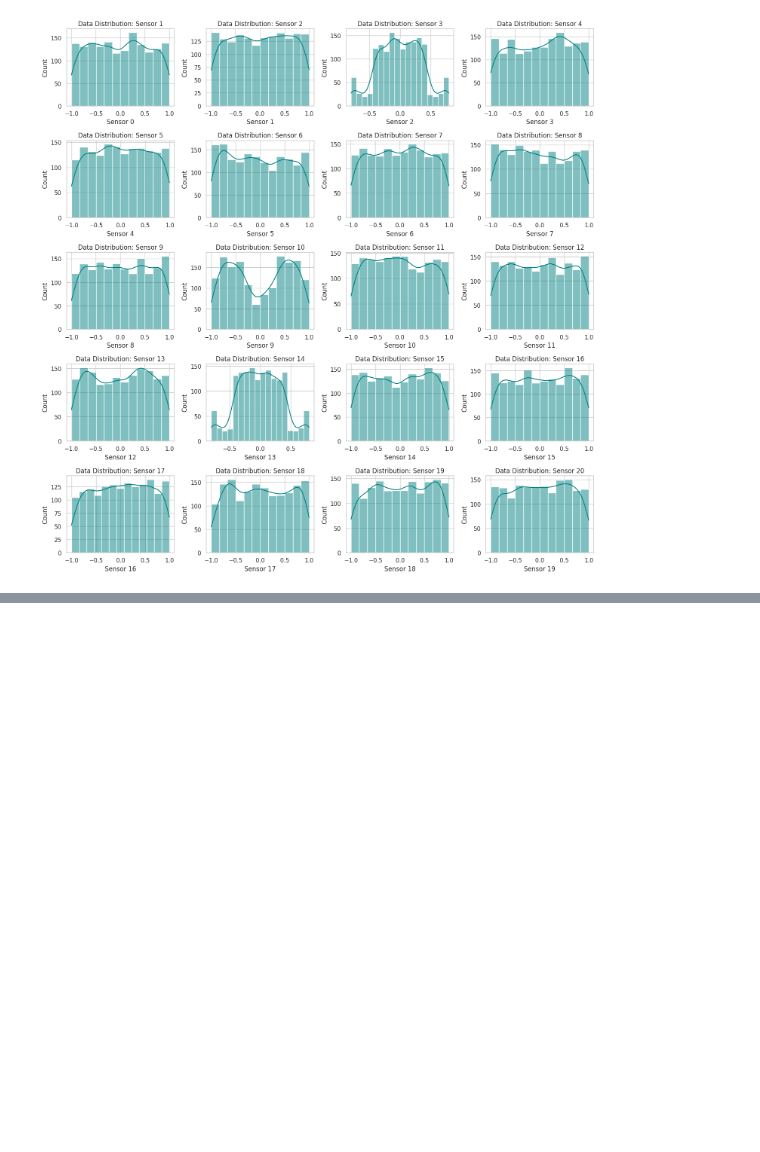
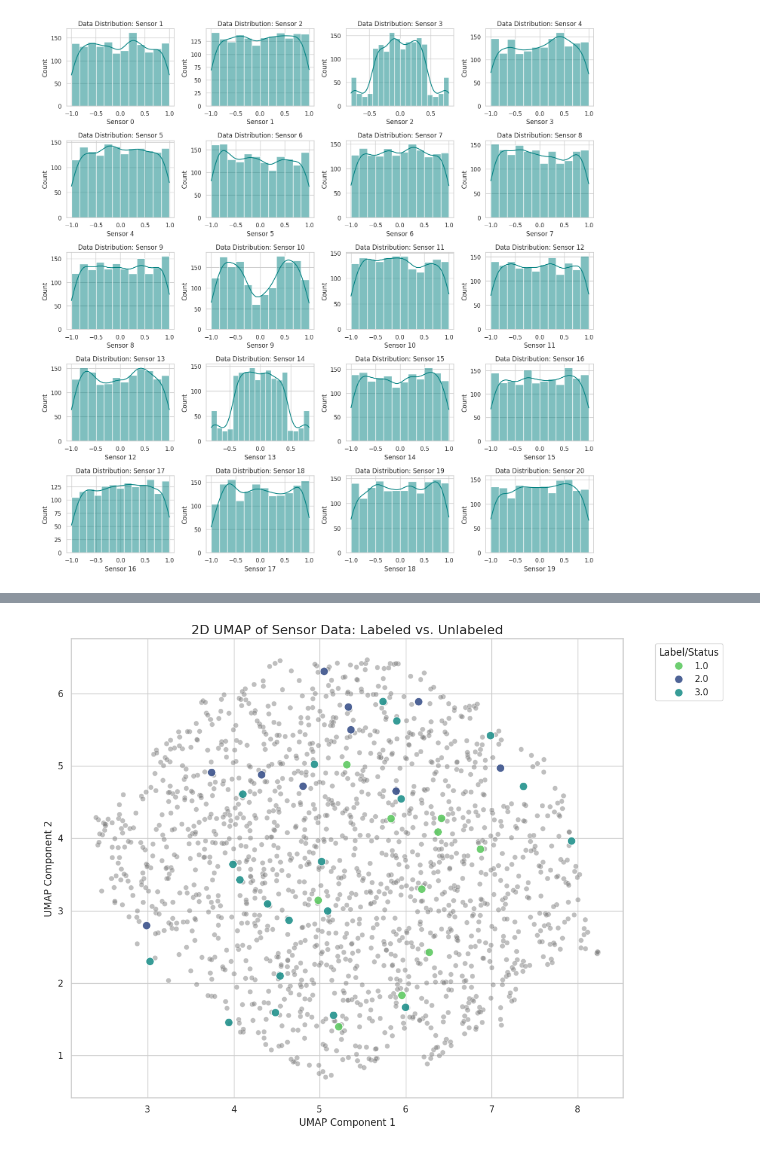
Before and after one commit to UsamaI000/ml6-challenge, a Jupyter notebook: notebooks/EDA.ipynb, the cells around one changed output, grey strips where cells are left out. Drawn from its saved outputs; the diff is of its cells as text; code cells hidden in the pictures; blank space fills up the shorter version.

```diff
--- a/notebooks/EDA.ipynb
+++ b/notebooks/EDA.ipynb
@@ -162,0 +312,77 @@ plt.savefig('eda_sensor_distributions.png')
+# %%
+import umap
+
+# Perform UMAP dimensionality reduction on the scaled data
+reducer = umap.UMAP(n_components=2, random_state=42) # Using 2 components for 2D visualization
+X_umap = reducer.fit_transform(X_scaled)
+
+# Create a DataFrame for UMAP results
+umap_df = pd.DataFrame(data=X_umap, columns=['UMAP Component 1', 'UMAP Component 2'])
+
+# Add the 'Label' column for visualization
+umap_df['Display_Label'] = df['Label'].fillna('Unlabeled').astype(str)
+# %%
+plt.figure(figsize=(12, 9))
+
+# Get unique labels to configure a suitable palette
+unique_labels_umap = umap_df['Display_Label'].unique()
+unique_labels_umap.sort()
+
+num_labeled_classes_umap = df['Label'].nunique()
+
+# Define a custom palette for UMAP visualization
+custom_palette_umap = {}
+hue_order_list_umap = []
+
+if 'Unlabeled' in unique_labels_umap and num_labeled_classes_umap > 0:
+    colors_for_labels_umap = sns.color_palette('viridis', n_colors=num_labeled_classes_umap)
+    custom_palette_umap = {str(label): color for label, color in zip(df['Label'].dropna().unique().astype(str), colors_for_labels_umap)}
+    custom_palette_umap['Unlabeled'] = '#808080' # Grey for unlabeled
+    hue_order_list_umap = [str(label) for label in sorted(df['Label'].dropna().unique())] + ['Unlabeled']
+elif num_labeled_classes_umap > 0:
+    custom_palette_umap = sns.color_palette('viridis', n_colors=num_labeled_classes_umap)
+    hue_order_list_umap = [str(label) for label in sorted(df['Label'].dropna().unique())]
+else:
+    custom_palette_umap = {'Unlabeled': '#808080'}
+    hue_order_list_umap = ['Unlabeled']
+
+# Separate labeled and unlabeled data for plotting with different prominences
+unlabeled_df_umap = umap_df[umap_df['Display_Label'] == 'Unlabeled']
+labeled_df_umap = umap_df[umap_df['Display_Label'] != 'Unlabeled']
+
+# Plot unlabeled points first (less prominent)
+sns.scatterplot(
+    x='UMAP Component 1',
+    y='UMAP Component 2',
+    hue='Display_Label',
+    palette={'Unlabeled': custom_palette_umap['Unlabeled']},
+    hue_order=['Unlabeled'],
+    data=unlabeled_df_umap,
+    s=40, # Smaller size for unlabeled
+    alpha=0.5, # Lower alpha for unlabeled
+    legend=False # No legend for unlabeled here, it will be added for all below
+)
+
+# Plot labeled points on top (more prominent)
+sns.scatterplot(
+    x='UMAP Component 1',
+    y='UMAP Component 2',
+    hue='Display_Label',
+    palette={label: custom_palette_umap[label] for label in hue_order_list_umap if label != 'Unlabeled'},
+    hue_order=[label for label in hue_order_list_umap if label != 'Unlabeled'],
+    data=labeled_df_umap,
+    s=100, # Larger size for labeled
+    alpha=0.9, # Higher alpha for labeled
+    legend='full' # Show full legend for all categories
+)
+
+plt.title('2D UMAP of Sensor Data: Labeled vs. Unlabeled', fontsize=16)
+plt.xlabel('UMAP Component 1', fontsize=12)
+plt.ylabel('UMAP Component 2', fontsize=12)
+plt.grid(True)
+plt.legend(title='Label/Status', bbox_to_anchor=(1.05, 1), loc='upper left') # Place legend outside
+plt.tight_layout()
+plt.savefig('eda_umap_2d_visualization.png')
+plt.show()
+# %% [output]
+[figure, added]
```
Also changed, not shown: parts of 7 cells of this notebook.
